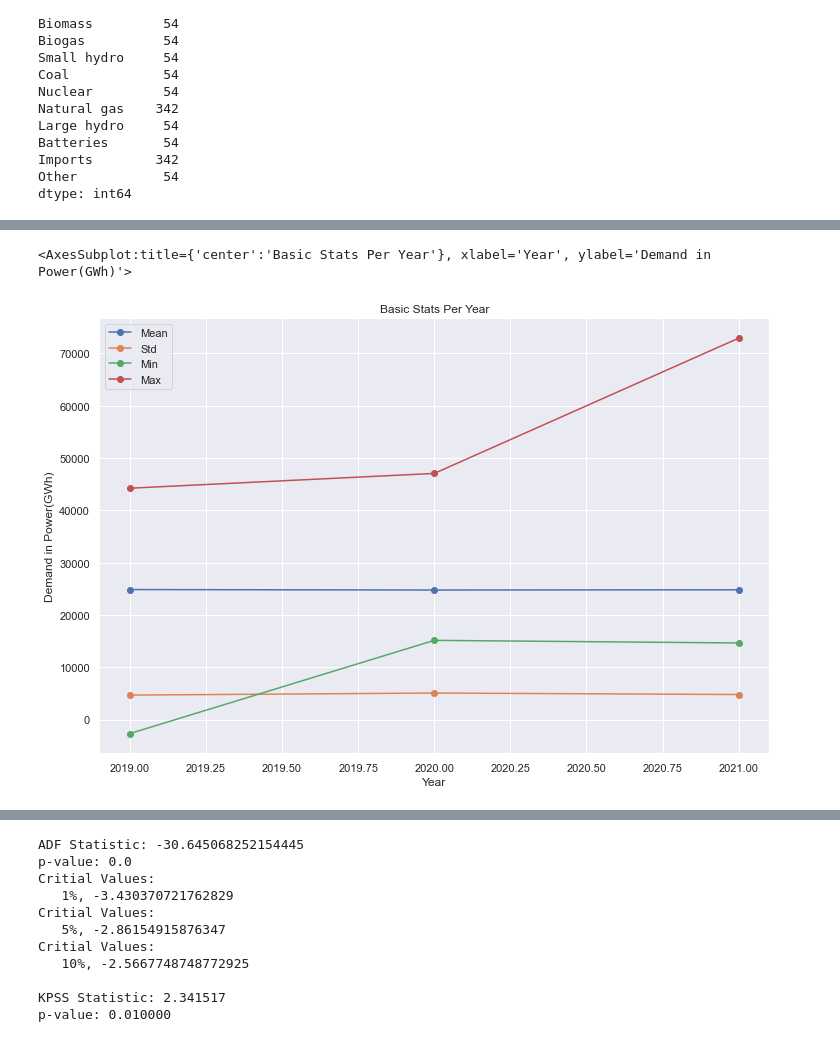
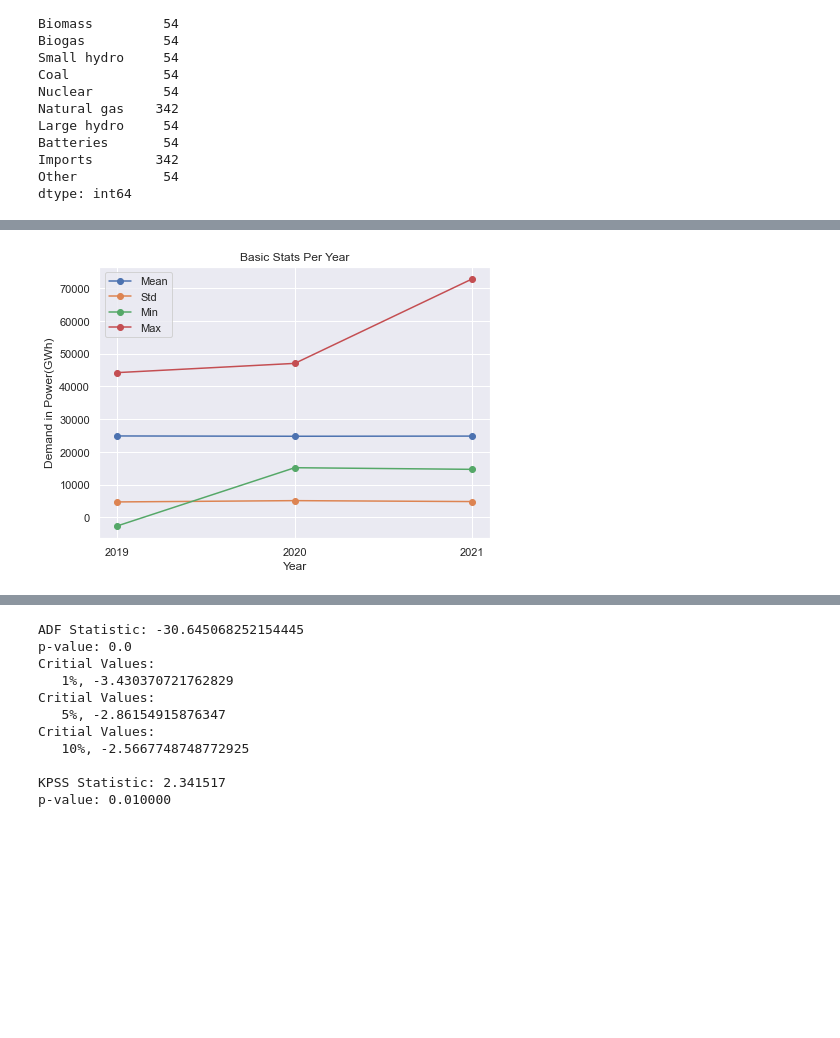
Before and after one commit to gkontogiannhs/Data-Mining, a Jupyter notebook: temp.ipynb, the cells around one changed output, grey strips where cells are left out. Drawn from its saved outputs; the diff is of its cells as text; code cells hidden in the pictures; blank space fills up the shorter version.

```diff
--- a/temp.ipynb
+++ b/temp.ipynb
@@ -1,8 +1,6 @@
 # %%
 import pandas as pd
 from matplotlib import pyplot
-%matplotlib inline
-pyplot.rcParams['figure.figsize'] = [12, 8]
 import seaborn as sns; sns.set_theme()
 import os
 import glob
@@ -87,6 +85,7 @@ dtype: int64
 # %%
 sources.interpolate(method='linear', axis=0, inplace=True)
 # %%
+pyplot.rcParams['figure.figsize'] = [7, 5]
 demands['Current demand'].plot(xlabel='Date', ylabel='Power Demand(GWh)', title = 'Power Demand Per 5 minutes for 3 years')
 pyplot.show()
 # %% [output]
@@ -109,15 +109,16 @@ pyplot.show()
 # %%
 # calc mean, std, min, max per year
 means = demands.groupby(by=demands.index.year).mean()['Current demand']
 stds = demands.groupby(by=demands.index.year).std()['Current demand']
 mins = demands.groupby(by=demands.index.year).min()['Current demand']
 maxs = demands.groupby(by=demands.index.year).max()['Current demand']
 
 basic_stats_year = pd.concat([means, stds, mins, maxs], axis=1, keys=['Mean', 'Std', 'Min', 'Max'])
 basic_stats_year.plot(xlabel='Year', ylabel='Demand in Power(GWh)', title='Basic Stats Per Year', marker='o')
+pyplot.xticks(demands.index.year.unique().values)
+pyplot.show()
 # %% [output]
-<AxesSubplot:title={'center':'Basic Stats Per Year'}, xlabel='Year', ylabel='Demand in Power(GWh)'>
-[figure, old version]
+[figure, new version]
 # %%
 # calc mean, std, min, max per month
 means = demands.groupby(by=[demands.index.year, demands.index.month]).mean()['Current demand']
```
Also changed, not shown: parts of 8 cells of this notebook.
